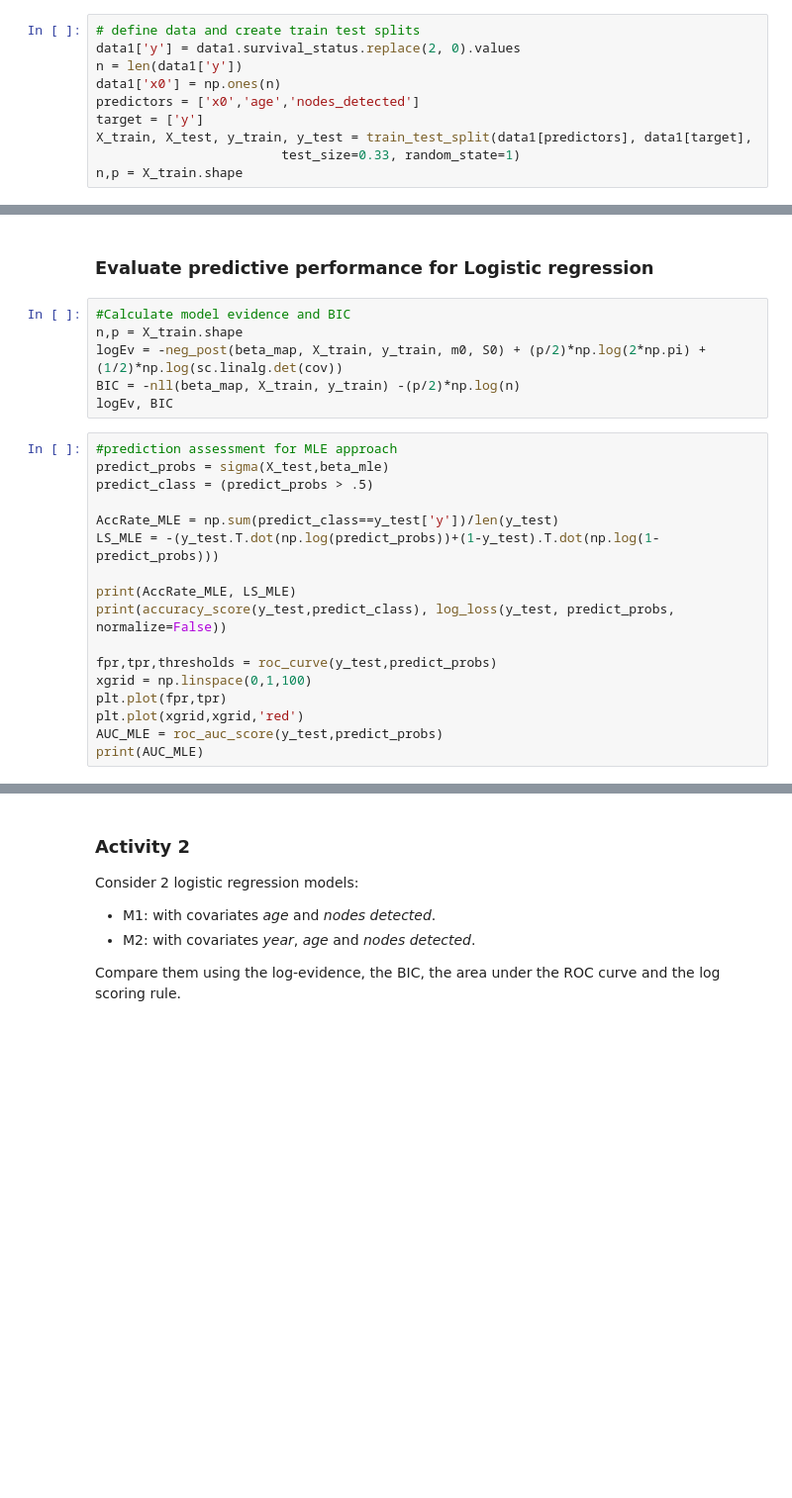
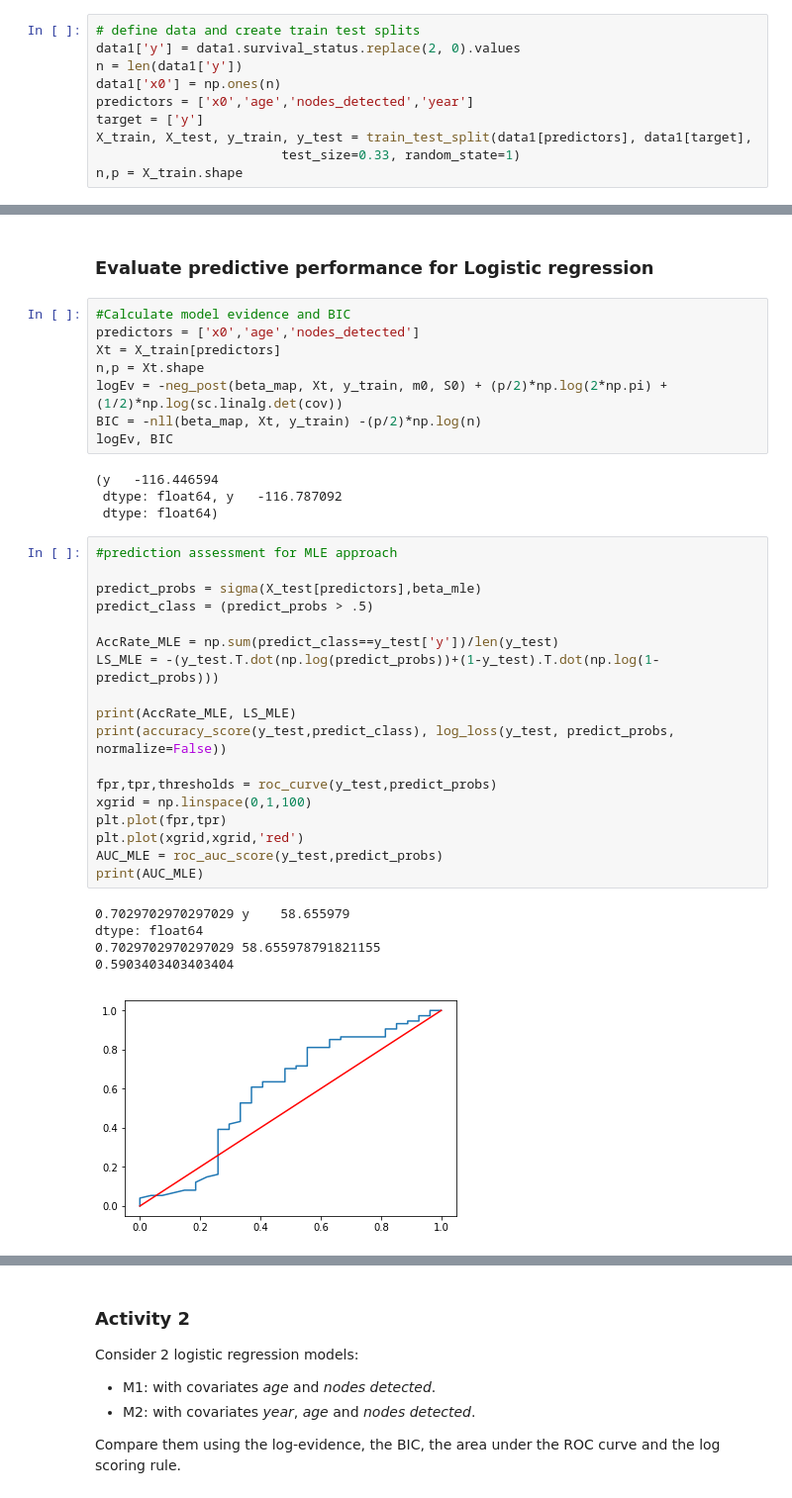
Before and after one commit to anhnguyendepocen/lse-st451, a Jupyter notebook: ComputerClasses/ComputerClass04.ipynb, the cells around one changed output, grey strips where cells are left out. Shown at 99% size. Saved outputs shown, nothing was run; the diff lists cells and outputs as text; blank space fills up the shorter version.

```diff
--- a/ComputerClasses/ComputerClass04.ipynb
+++ b/ComputerClasses/ComputerClass04.ipynb
@@ -61,7 +68,7 @@ data1.head()
 data1['y'] = data1.survival_status.replace(2, 0).values
 n = len(data1['y'])
 data1['x0'] = np.ones(n)
-predictors = ['x0','age','nodes_detected']
+predictors = ['x0','age','nodes_detected','year']
 target = ['y']
 X_train, X_test, y_train, y_test = train_test_split(data1[predictors], data1[target],
                         test_size=0.33, random_state=1)
@@ -265,27 +319,40 @@ Put your code below
 ### Evaluate predictive performance for Logistic regression
 # %%
 #Calculate model evidence and BIC
-n,p = X_train.shape
-logEv = -neg_post(beta_map, X_train, y_train, m0, S0) + (p/2)*np.log(2*np.pi) + (1/2)*np.log(sc.linalg.det(cov))
-BIC = -nll(beta_map, X_train, y_train) -(p/2)*np.log(n)
+predictors = ['x0','age','nodes_detected']
+Xt = X_train[predictors]
+n,p = Xt.shape
+logEv = -neg_post(beta_map, Xt, y_train, m0, S0) + (p/2)*np.log(2*np.pi) + (1/2)*np.log(sc.linalg.det(cov))
+BIC = -nll(beta_map, Xt, y_train) -(p/2)*np.log(n)
 logEv, BIC
+# %% [output]
+(y   -116.446594
+ dtype: float64, y   -116.787092
+ dtype: float64)
 # %%
 #prediction assessment for MLE approach
-predict_probs = sigma(X_test,beta_mle)
+
+predict_probs = sigma(X_test[predictors],beta_mle)
 predict_class = (predict_probs > .5)
 
 AccRate_MLE = np.sum(predict_class==y_test['y'])/len(y_test)
 LS_MLE = -(y_test.T.dot(np.log(predict_probs))+(1-y_test).T.dot(np.log(1-predict_probs)))
 
 print(AccRate_MLE, LS_MLE)
 print(accuracy_score(y_test,predict_class), log_loss(y_test, predict_probs, normalize=False))
 
 fpr,tpr,thresholds = roc_curve(y_test,predict_probs)
 xgrid = np.linspace(0,1,100)
 plt.plot(fpr,tpr)
 plt.plot(xgrid,xgrid,'red')
 AUC_MLE = roc_auc_score(y_test,predict_probs)
 print(AUC_MLE)
+# %% [output]
+0.7029702970297029 y    58.655979
+dtype: float64
+0.7029702970297029 58.655978791821155
+0.5903403403403404
+[figure, added]
 # %%
 #Calculate the prediction probabilities with Bayesian Logistic regression
 
```
Also changed, not shown: parts of 12 cells of this notebook.
